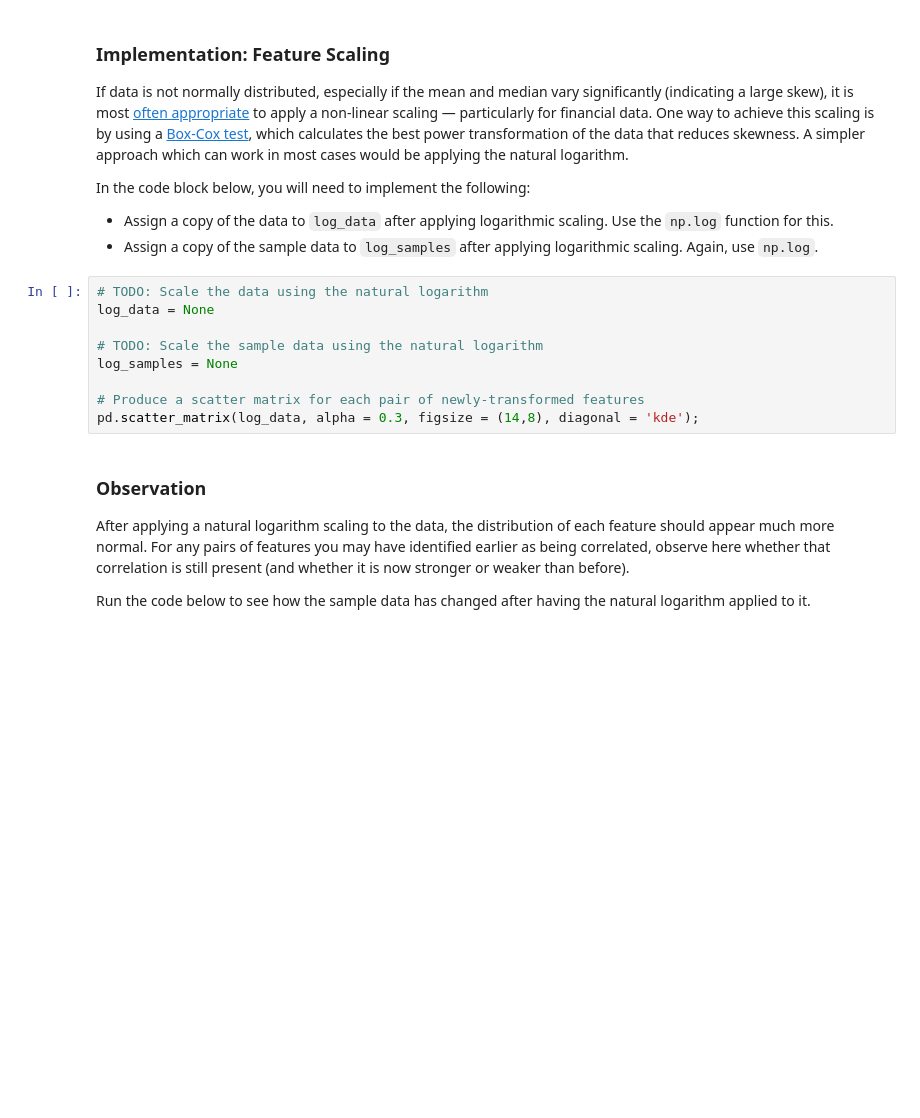
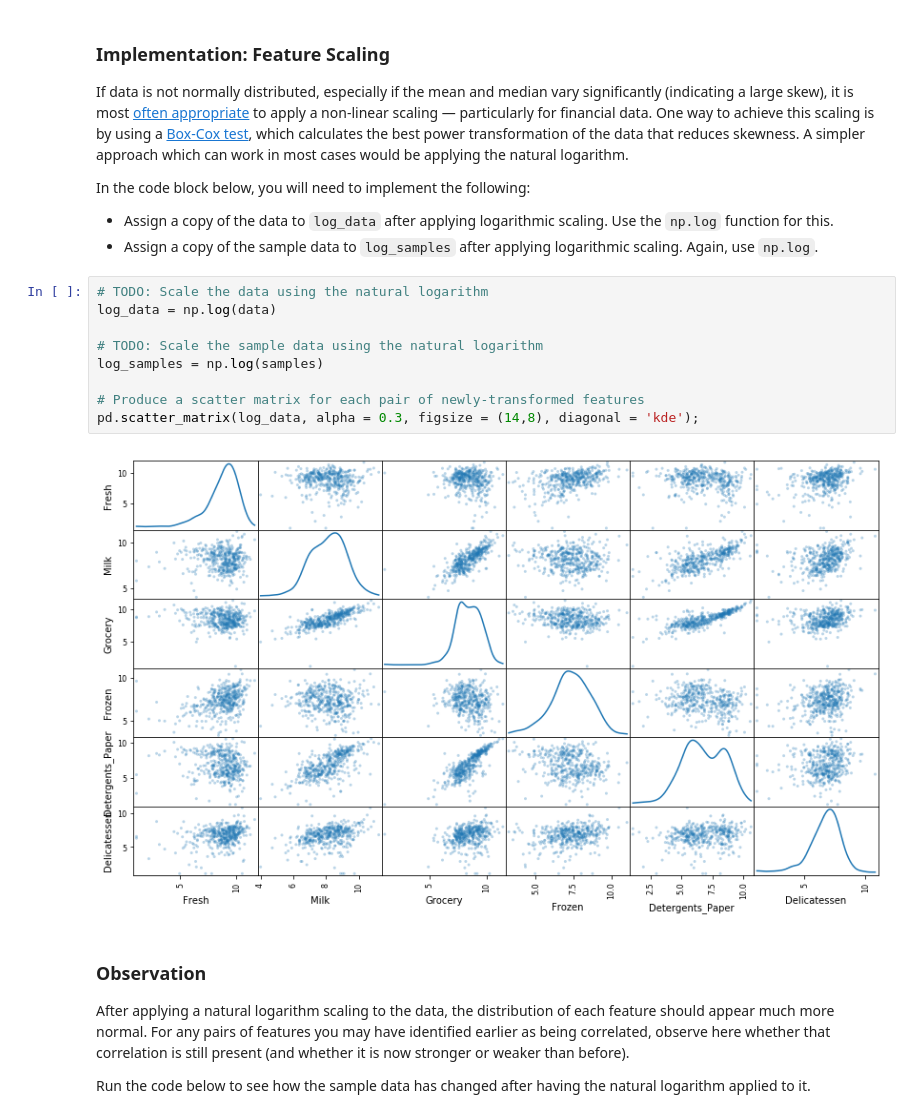
Before and after one commit to dakers56/machine-learning, a Jupyter notebook: projects/customer_segments/customer_segments.ipynb, the cells around one changed output. Drawn from its saved outputs; the diff is of its cells as text; blank space fills up the shorter version.

```diff
--- a/projects/customer_segments/customer_segments.ipynb
+++ b/projects/customer_segments/customer_segments.ipynb
@@ -158,13 +143,15 @@ In the code block below, you will need to implement the following:
  - Assign a copy of the sample data to `log_samples` after applying logarithmic scaling. Again, use `np.log`.
 # %%
 # TODO: Scale the data using the natural logarithm
-log_data = None
+log_data = np.log(data)
 
 # TODO: Scale the sample data using the natural logarithm
-log_samples = None
+log_samples = np.log(samples)
 
 # Produce a scatter matrix for each pair of newly-transformed features
 pd.scatter_matrix(log_data, alpha = 0.3, figsize = (14,8), diagonal = 'kde');
+# %% [output]
+[figure, added]
 # %% [markdown]
 ### Observation
 After applying a natural logarithm scaling to the data, the distribution of each feature should appear much more normal. For any pairs of features you may have identified earlier as being correlated, observe here whether that correlation is still present (and whether it is now stronger or weaker than before).
```
Also changed, not shown: parts of 8 cells of this notebook.
